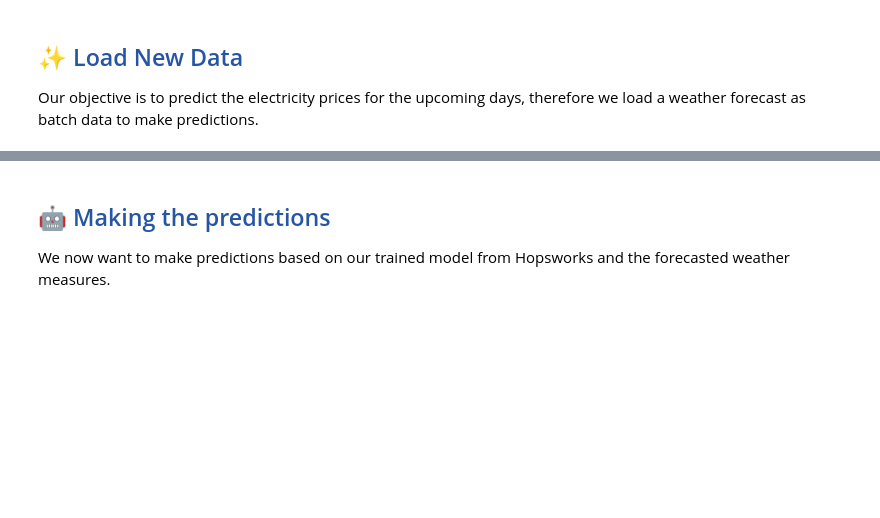
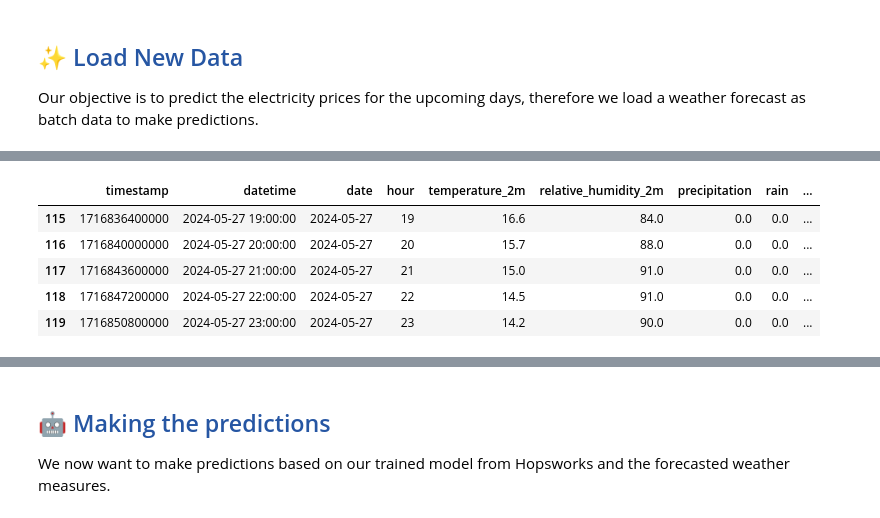
Before and after one commit to Benj3037/bds_m7_second-semester-project, a Jupyter notebook: pipeline/4_2_inference_pipeline_lstm.ipynb, the cells around one changed output, grey strips where cells are left out. Cells and saved outputs as stored; diff of their text form; code cells hidden in the pictures; blank space fills up the shorter version.

```diff
--- a/pipeline/4_2_inference_pipeline_lstm.ipynb
+++ b/pipeline/4_2_inference_pipeline_lstm.ipynb
@@ -140,0 +132,17 @@ new_data.tail()
+# %%
+# Dropping and renaming columns
+new_data.drop(columns=['datetime_y', 'hour_y', 'date_y'], inplace=True)
+new_data.rename(columns={
+    'date_x': 'date',
+    'datetime_x': 'datetime',
+    'hour_x': 'hour'}, inplace=True)
+
+# Displaying the new data
+new_data.tail()
+# %% [output]
+|  | timestamp | datetime | date | hour | temperature_2m | relative_humidity_2m | precipitation | rain | ... |
+| 115 | 1716836400000 | 2024-05-27 19:00:00 | 2024-05-27 | 19 | 16.6 | 84.0 | 0.0 | 0.0 | ... |
+| 116 | 1716840000000 | 2024-05-27 20:00:00 | 2024-05-27 | 20 | 15.7 | 88.0 | 0.0 | 0.0 | ... |
+| 117 | 1716843600000 | 2024-05-27 21:00:00 | 2024-05-27 | 21 | 15.0 | 91.0 | 0.0 | 0.0 | ... |
+| 118 | 1716847200000 | 2024-05-27 22:00:00 | 2024-05-27 | 22 | 14.5 | 91.0 | 0.0 | 0.0 | ... |
+| 119 | 1716850800000 | 2024-05-27 23:00:00 | 2024-05-27 | 23 | 14.2 | 90.0 | 0.0 | 0.0 | ... |
```
Also changed, not shown: parts of 17 cells of this notebook, 5 other files.
